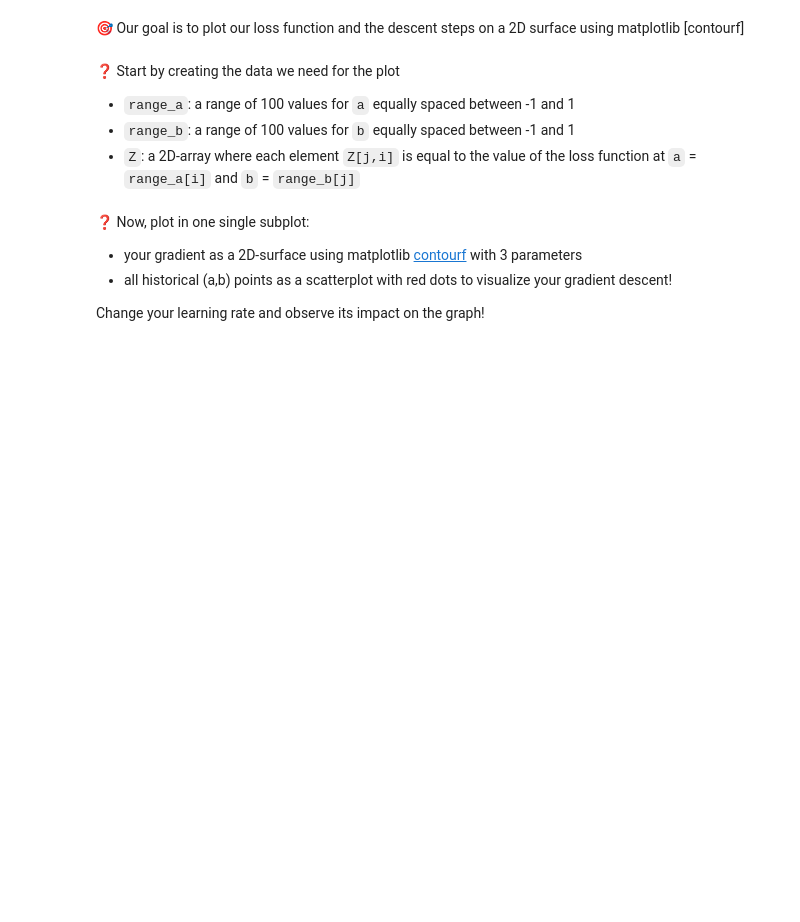
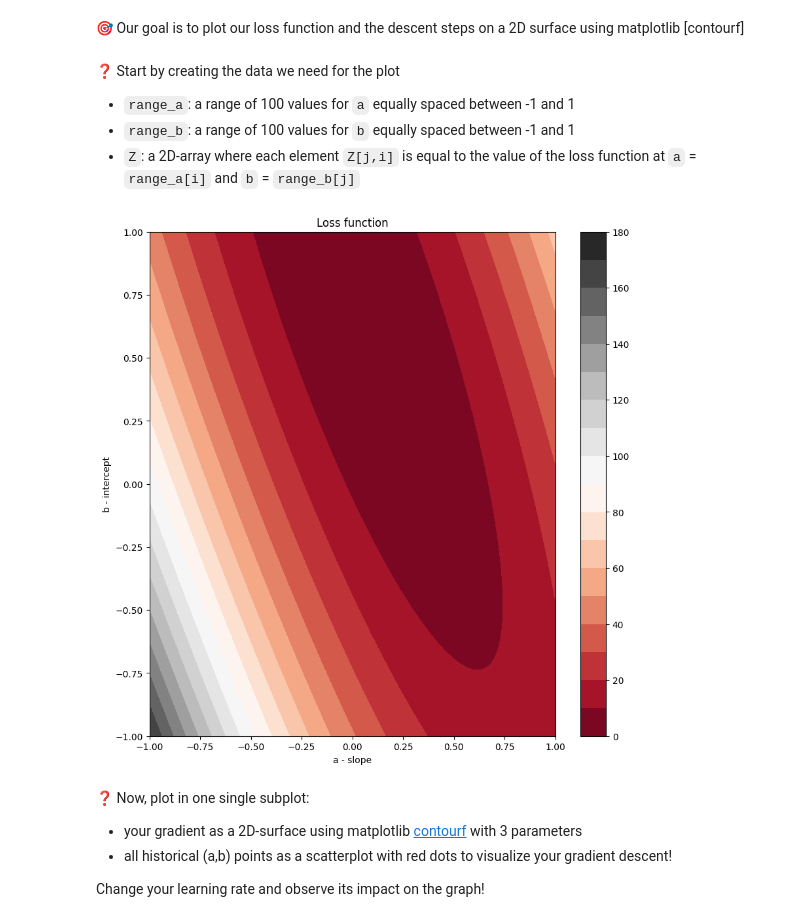
Before and after one commit to tanushrin/data-batch-gradient-descent, a Jupyter notebook: Gradient-Descent.ipynb, the cells around one changed output. Drawn from its saved outputs; the diff is of its cells as text; code cells hidden in the pictures; blank space fills up the shorter version.

```diff
--- a/Gradient-Descent.ipynb
+++ b/Gradient-Descent.ipynb
@@ -120,0 +170,5 @@ def steps(d_a,d_b, learning_rate = 0.01):
+# %%
+# YOUR CODE HERE
+d_a , d_b = gradient(data_X, data_Y, 1, 1)
+
+steps(d_a, d_b , learning_rate = 0.01)
@@ -130,8 +186,11 @@ $$
 ❓ Define a function that computes the updated parameter values from the old parameter values and the step sizes.
 # %%
 def update_params(a, b, step_a, step_b):
-    pass  # YOUR CODE HERE
-    return a_new , b_new
+
+    updated_a = a - step_a
+    updated_b = b - step_b
+
+    return updated_a , updated_b
 # %% [markdown]
 ### 2.6 One full epoch
 # %% [markdown]
@@ -198,3 +335,30 @@ def gradient_descent(X, Y, a_init=1, b_init=1, learning_rate=0.001, n_epochs=100
+# %%
+# YOUR CODE HERE
+# range_a has 100 values for a between -1 and 1
+range_a = np.linspace(-1, 1, 100)
+
+# range_b has 100 values for b between -1 and 1
+range_b = np.linspace(-1, 1, 100)
+
+# Z is a 2d-array where each element Z[i,j] is the
+# loss for a=range_a[i] and b=range_b[j]
+Z = np.zeros((100, 100))
+
+for i in range(100):
+    for j in range(100):
+        Z[i, j] = loss(data_X, data_Y, range_a[i], range_b[j])
+# %%
+# YOUR CODE HERE
+# Plot the loss function and the descent steps on a 2D surface using countourf
+plt.figure(figsize=(10, 10))
+plt.contourf(range_a, range_b, Z, 20, cmap="RdGy")
+plt.colorbar()
+plt.xlabel("a - slope")
+plt.ylabel("b - intercept")
+plt.title("Loss function")
+plt.show()
+# %% [output]
+[figure, added]
 # %% [markdown]
 ❓ Now, plot in one single subplot:
 - your gradient as a 2D-surface using matplotlib [contourf](https://matplotlib.org/api/_as_gen/matplotlib.pyplot.contourf.html) with 3 parameters
```
Also changed, not shown: parts of 33 cells of this notebook.
